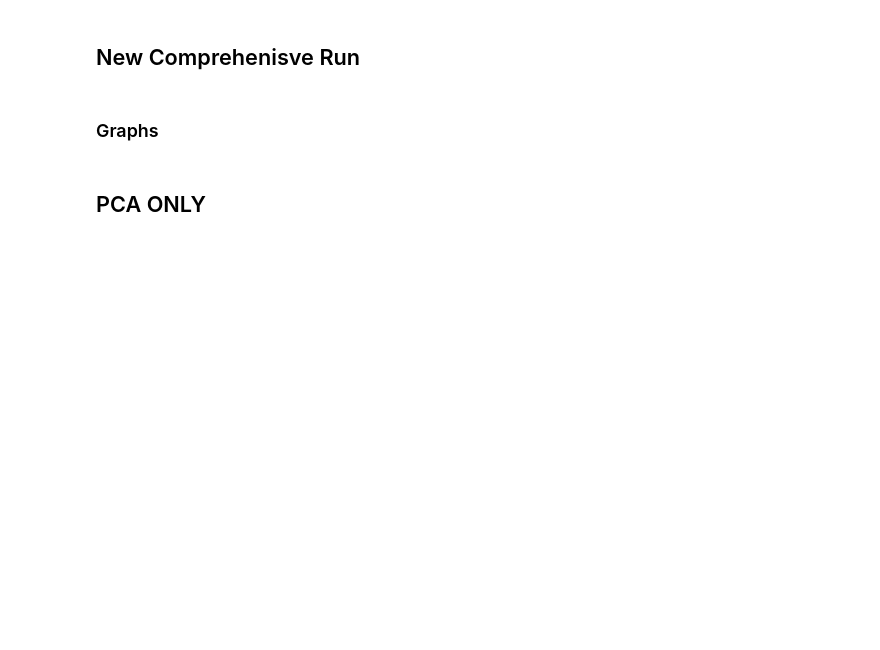
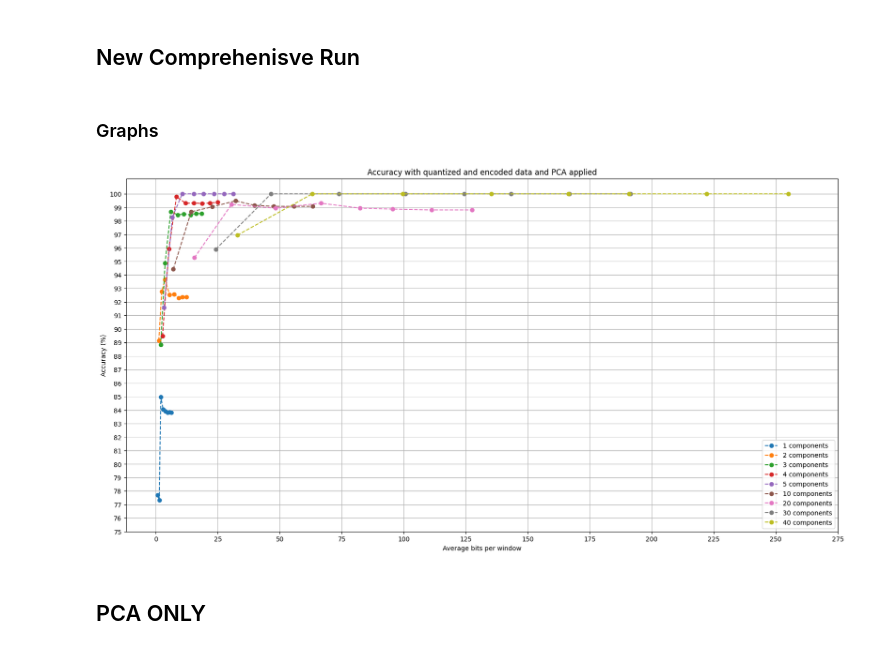
Before and after one commit to PolCeru/CSI-Compression, a Jupyter notebook: activity-recognition/CSI-VAE-EDL-MLP.ipynb, the cells around one changed output. Cells and saved outputs as stored; diff of their text form; code cells hidden in the pictures; blank space fills up the shorter version.

Commit message:
Normalized plots

```diff
--- a/activity-recognition/CSI-VAE-EDL-MLP.ipynb
+++ b/activity-recognition/CSI-VAE-EDL-MLP.ipynb
@@ -854,7 +1023,7 @@ csi_subcarriers = [f"Ampl_{i}" for i in range(1024)] + [f"Ampl_{-i}" for i in ra
 
 file_list = [f'./dataset/S1a_{x}.mat' for x in string.ascii_uppercase[:num_activities]]
 
-train_data, _, test_data = load_split_train_test_CSI_data(file_list, batch_size=BATCH_SIZE, antennas=ANTENNAS)
+train_data, test_data = load_split_train_test_CSI_data(file_list, batch_size=BATCH_SIZE, antennas=ANTENNAS)
 # %%
 df_csi_train = pd.DataFrame(train_data.csi.numpy(), columns=csi_subcarriers)
 df_csi_test = pd.DataFrame(test_data.csi.numpy(), columns=csi_subcarriers)
@@ -1024,13 +1211,9 @@ df_VAE_acc_bit = pd.merge(df_VAE_accuracy, df_VAE_bits, on=['num_levels'])
 #components = [1, 2, 3, 4, 5, 6, 7, 8, 9, 10, 15, 20]
 components = [1, 2, 3, 4, 5, 10, 20, 30, 40, 100]
 
-df_acc_bit['accuracy'] = df_acc_bit['accuracy'].clip(upper=0.56)
-accuracy_loss = 1 - (0.56 - df_acc_bit['accuracy'])
+df_acc_bit['accuracy'] = df_acc_bit['accuracy'].clip(upper=0.56) * 100
+accuracy_loss = 100 - (56 - df_acc_bit['accuracy'])
 df_acc_bit['accuracy_loss'] = accuracy_loss
-
-df_VAE_acc_bit['accuracy'] = df_VAE_acc_bit['accuracy'].clip(upper=0.56)
-accuracy_loss = 1 - (0.56 - df_VAE_acc_bit['accuracy'])
-df_VAE_acc_bit['accuracy_loss'] = accuracy_loss
 
 plt.figure(figsize=(20, 10))
 for num_components in df_acc_bit['num_components'].unique():
@@ -1038,14 +1221,13 @@ for num_components in df_acc_bit['num_components'].unique():
         continue
     target_data = df_acc_bit[df_acc_bit['num_components'] == num_components]
     plt.plot(target_data['QT_bits'], target_data['accuracy_loss'], marker='o', linestyle='--', label=f'{num_components} components')
-#plt.plot(df_VAE_acc_bit['QT_bits'], df_VAE_acc_bit['accuracy_loss'], marker='o', label='Post VAE', linewidth=2)
-plt.title('Accuracy Loss on quantized data with PCA applied')
-plt.yticks(np.arange(0.75, 1.01, 0.01))
+plt.title('Accuracy with quantized data and PCA applied')
+plt.yticks(np.arange(75, 101, 1))
 plt.xlabel('Bits per symbol')
-plt.ylabel('Accuracy Loss')
+plt.ylabel('Accuracy (%)')
 plt.legend(loc='lower right')
 plt.grid()
-#plt.savefig(os.path.join('results_graphs/accuracy_bit[BxS][filtered].png'))
+plt.savefig(os.path.join('results_graphs/accuracy_bit[BxS].png'))
 plt.show()
 # %%
 df_accuracy = pd.read_csv('results_csv/DEFAULT/results.csv')
@@ -1086 +1263,31 @@ plt.savefig(os.path.join('results_graphs/accuracy_bit[BxW][+100].png'))
 plt.show()
+# %%
+df_accuracy = pd.read_csv('results_csv/DEFAULT/results.csv')
+df_bits = pd.read_csv('results_csv/DEFAULT/bit_results_single_antenna_0.csv')
+df_acc_bit = pd.merge(df_accuracy, df_bits, on=['num_components', 'num_levels'])
+
+#components = [1, 2, 3, 4, 5, 6, 7, 8, 9, 10, 15, 20]
+#components = [1, 2, 3, 4, 5, 10, 20, 30, 40, 50, 100]
+components = [1, 2, 3, 4, 5, 10, 20, 30, 40]
+
+df_acc_bit['accuracy'] = df_acc_bit['accuracy'].clip(upper=0.56) * 100
+accuracy_loss = 100 - (56 - df_acc_bit['accuracy'])
+df_acc_bit['accuracy_loss'] = accuracy_loss
+
+plt.figure(figsize=(20, 10))
+for num_components in df_acc_bit['num_components'].unique():
+    if num_components not in components:
+        continue
+    target_data = df_acc_bit[df_acc_bit['num_components'] == num_components]
+    plt.plot(target_data['ENC_win_bits'], target_data['accuracy_loss'], marker='o', linestyle='--', label=f'{num_components} components')
+plt.title('Accuracy with quantized and encoded data and PCA applied')
+plt.xlabel('Average bits per window')
+plt.xticks(np.arange(0, 300, 25))
+plt.ylabel('Accuracy (%)')
+plt.yticks(np.arange(75, 101, 1))
+plt.legend()
+plt.grid()
+plt.savefig(os.path.join('results_graphs/accuracy_bit_Encoded[BxW].png'))
+plt.show()
+# %% [output]
+[figure, added]
```
Also changed, not shown: parts of 25 cells of this notebook.
